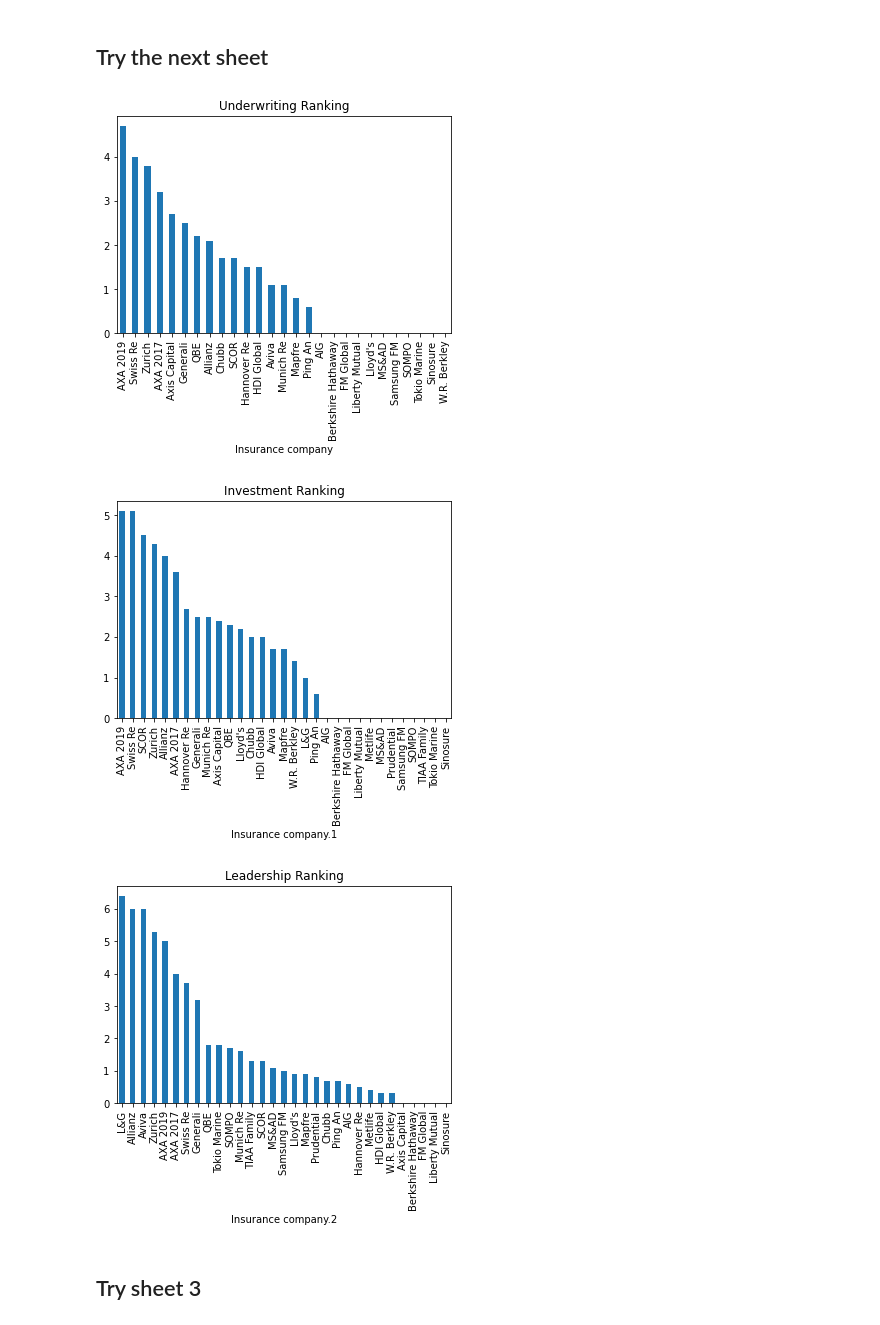
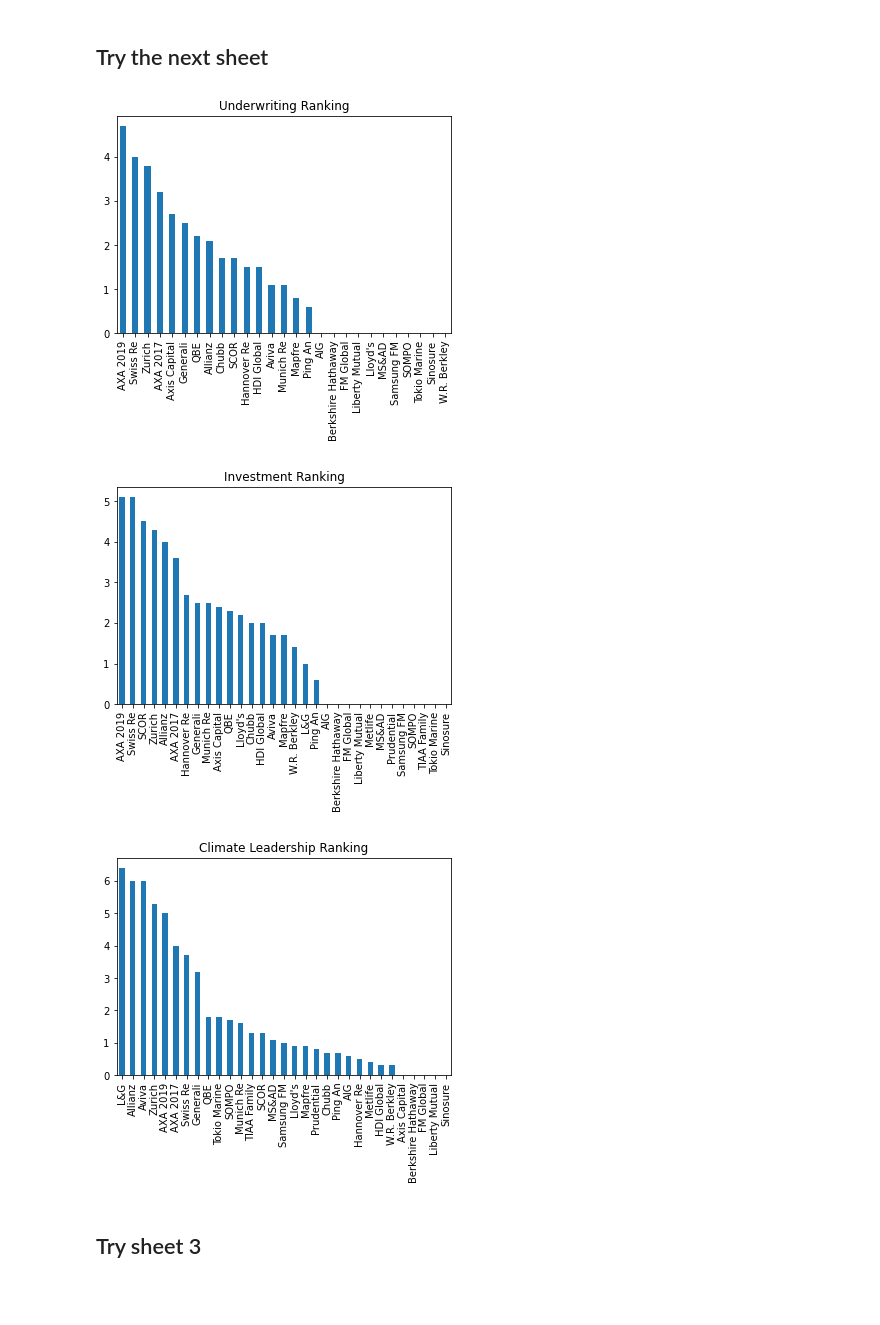
Before and after one commit to davidbrown2324/uc_insurers, a Jupyter notebook: unfriend_coal.ipynb, the cells around one changed output. Drawn from its saved outputs; the diff is of its cells as text; code cells hidden in the pictures; blank space fills up the shorter version.

```diff
--- a/unfriend_coal.ipynb
+++ b/unfriend_coal.ipynb
@@ -190,21 +190,30 @@ leadership_ranking = ranking_per_category.iloc[:,[9,10]]
 # %%
 underwriting_ranking.dropna().plot.bar(0, 1);
 plt.title('Underwriting Ranking');
+plt.xlabel('');
 plt.legend().remove()
+plt.savefig(pdf_folder+'Underwriting Ranking - 2020.pdf')
+plt.savefig(png_folder+'Underwriting Ranking - 2020.png')
 # %% [output]
-[figure, old version]
+[figure, new version]
 # %%
 investment_ranking.dropna().plot.bar(0, 1);
 plt.title('Investment Ranking');
+plt.xlabel('');
 plt.legend().remove()
+plt.savefig(pdf_folder+'Investment Ranking - 2020.pdf')
+plt.savefig(png_folder+'Investment Ranking - 2020.png')
 # %% [output]
-[figure, old version]
+[figure, new version]
 # %%
 leadership_ranking.dropna().plot.bar(0, 1);
-plt.title('Leadership Ranking');
+plt.title('Climate Leadership Ranking');
+plt.xlabel('');
 plt.legend().remove()
+plt.savefig(pdf_folder+'Climate Leadership Ranking - 2020.pdf')
+plt.savefig(png_folder+'Climate Leadership Ranking - 2020.png')
 # %% [output]
-[figure, old version]
+[figure, new version]
 # %% [markdown]
 ## Try sheet 3
 # %%
```
Also changed, not shown: parts of 3 cells of this notebook, 10 other files.
